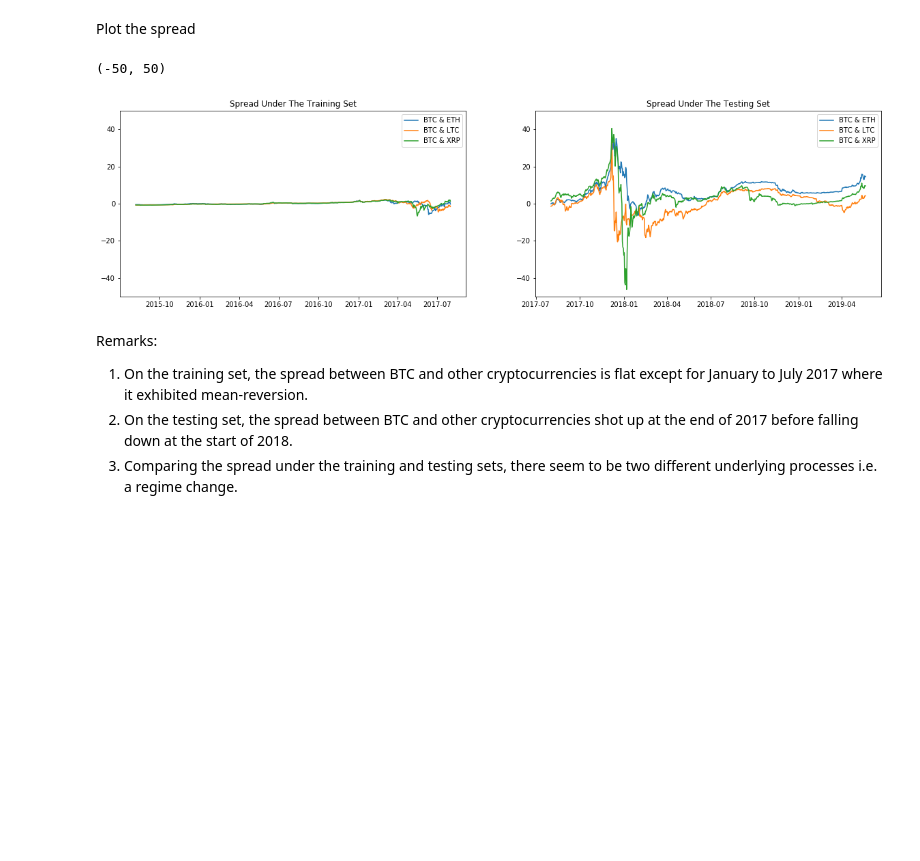
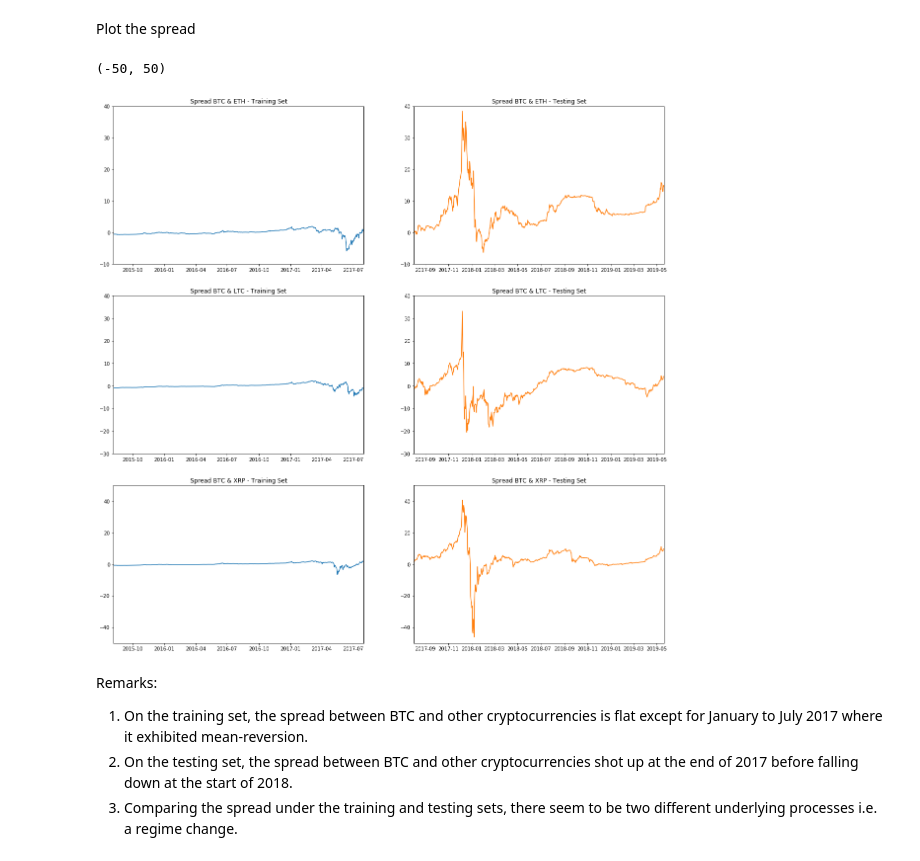
Before and after one commit to DinodC/pair-trading-cryptos, a Jupyter notebook: 02_pair_trading_cryptos.ipynb, the cells around one changed output. Saved outputs shown, nothing was run; the diff lists cells and outputs as text; code cells hidden in the pictures; blank space fills up the shorter version.

```diff
--- a/02_pair_trading_cryptos.ipynb
+++ b/02_pair_trading_cryptos.ipynb
@@ -256,27 +261,56 @@ Name: XRP, dtype: int64
 Recall that the spread between BTC and other cryptocurrencies provides the signal of our trading strategy.
 # %% [markdown]
 Plot the spread
-# %%
-plt.figure(figsize=[20, 5])
-
-plt.subplot(1, 2, 1)
-plt.plot(output['ETH']['spread'][training_start:training_end])
-plt.plot(output['LTC']['spread'][training_start:training_end])
-plt.plot(output['XRP']['spread'][training_start:training_end])
-plt.title('Spread Under The Training Set')
-plt.legend(['BTC & ETH', 'BTC & LTC', 'BTC & XRP'])
-plt.ylim(-50, 50)
-
-plt.subplot(1, 2, 2)
-plt.plot(output['ETH']['spread'][testing_start:testing_end])
-plt.plot(output['LTC']['spread'][testing_start:testing_end])
-plt.plot(output['XRP']['spread'][testing_start:testing_end])
-plt.title('Spread Under The Testing Set')
-plt.legend(['BTC & ETH', 'BTC & LTC', 'BTC & XRP'])
-plt.ylim(-50, 50)
-# %% [output]
-(-50, 50)
-[figure, removed]
+# %%
+plt.figure(figsize=[20, 20])
+
+# Spread BTC & ETH
+# Training set
+plt.subplot(3, 2, 1)
+plt.plot(output['ETH']['spread'][training_start:training_end])
+plt.title('Spread BTC & ETH - Training Set')
+plt.xlim(training_start, training_end)
+plt.ylim(-10, 40)
+# Testing set
+plt.subplot(3, 2, 2)
+color = 'tab:orange'
+plt.plot(output['ETH']['spread'][testing_start:testing_end], color=color)
+plt.title('Spread BTC & ETH - Testing Set')
+plt.xlim(testing_start, testing_end)
+plt.ylim(-10, 40)
+
+# Spread BTC & LTC
+# Training set
+plt.subplot(3, 2, 3)
+plt.plot(output['LTC']['spread'][training_start:training_end])
+plt.title('Spread BTC & LTC - Training Set')
+plt.xlim(training_start, training_end)
+plt.ylim(-30, 40)
+# Testing set
+plt.subplot(3, 2, 4)
+color = 'tab:orange'
+plt.plot(output['LTC']['spread'][testing_start:testing_end], color=color)
+plt.title('Spread BTC & LTC - Testing Set')
+plt.xlim(testing_start, testing_end)
+plt.ylim(-30, 40)
+
+# Spread BTC & XRP
+# Training set
+plt.subplot(3, 2, 5)
+plt.plot(output['XRP']['spread'][training_start:training_end])
+plt.title('Spread BTC & XRP - Training Set')
+plt.xlim(training_start, training_end)
+plt.ylim(-50, 50)
+# Testing set
+plt.subplot(3, 2, 6)
+color = 'tab:orange'
+plt.plot(output['XRP']['spread'][testing_start:testing_end], color=color)
+plt.title('Spread BTC & XRP - Testing Set')
+plt.xlim(testing_start, testing_end)
+plt.ylim(-50, 50)
+# %% [output]
+(-50, 50)
+[figure, added]
 # %% [markdown]
 Remarks:
 1. On the training set, the spread between BTC and other cryptocurrencies is flat except for January to July 2017 where it exhibited mean-reversion.
```
Also changed, not shown: parts of 10 cells of this notebook, 3 other files.
